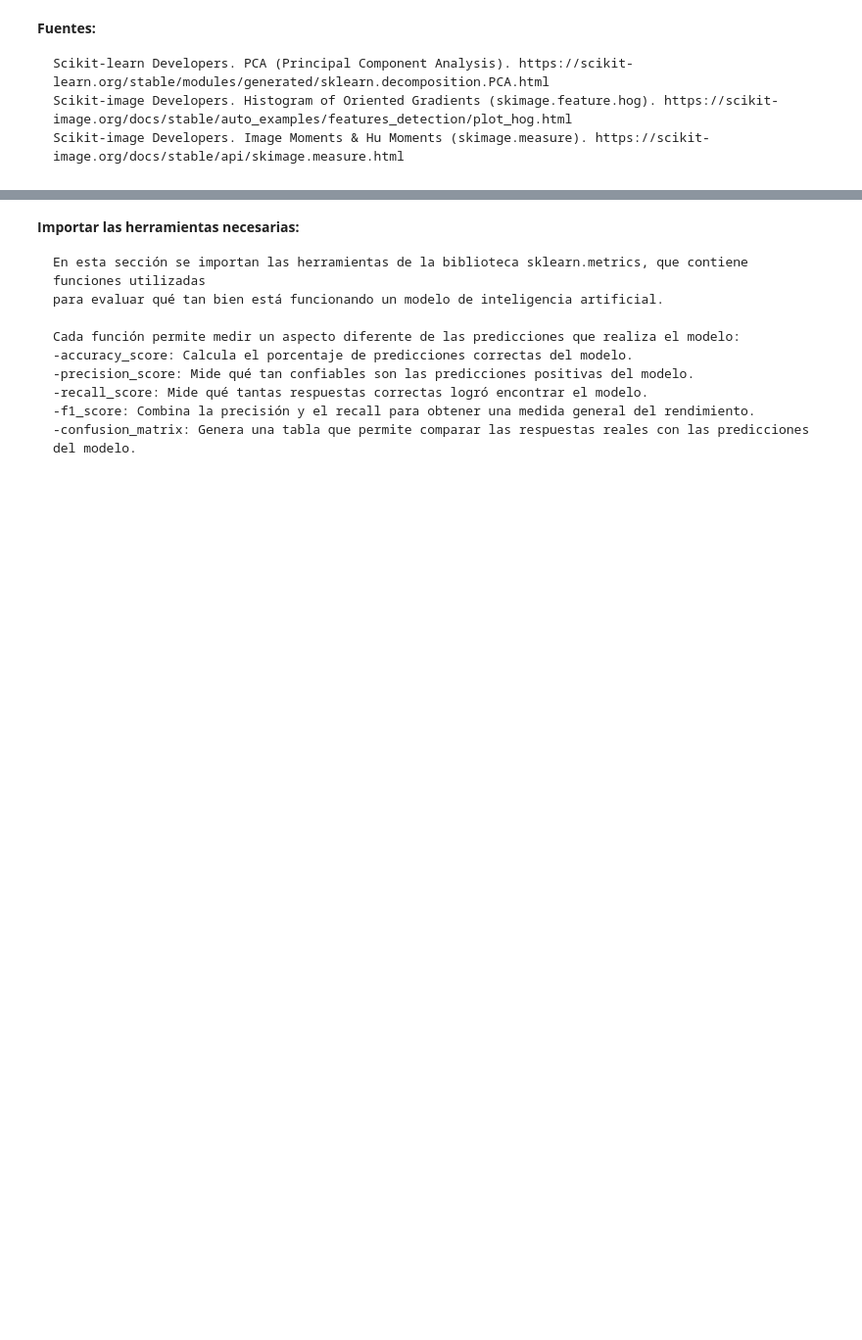
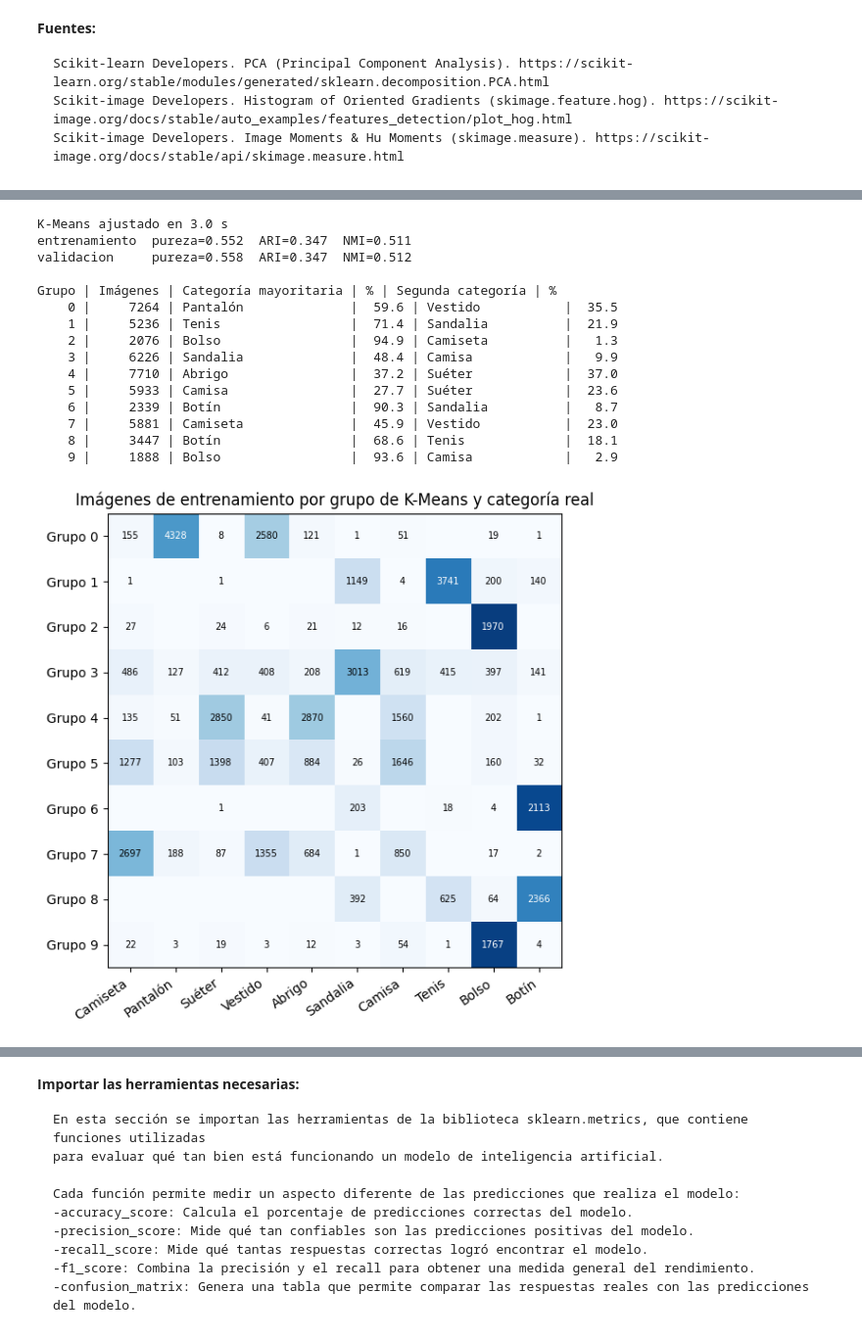
Before and after one commit to krysto9872/StyleBot, a Jupyter notebook: notebooks/E1_StyleBot.ipynb, the cells around one changed output, grey strips where cells are left out. Shown at 98% size. Cells and saved outputs as stored; diff of their text form; code cells hidden in the pictures; blank space fills up the shorter version.

```diff
--- a/notebooks/E1_StyleBot.ipynb
+++ b/notebooks/E1_StyleBot.ipynb
@@ -545,0 +1526,63 @@ display(tabla_caracteristicas)
+# %%
+inicio = time.time()
+kmeans = ajustar_kmeans(Z_train, k=10, n_init=10)
+grupos_train = kmeans.labels_
+grupos_val = kmeans.predict(Z_val)
+print(f"K-Means ajustado en {time.time() - inicio:.1f} s")
+
+filas_metricas = []
+for nombre, grupos, y in [("entrenamiento", grupos_train, y_train), ("validacion", grupos_val, y_val)]:
+    m = metricas_agrupamiento(grupos, y)
+    filas_metricas.append({"conjunto": nombre, **{c: round(v, 4) for c, v in m.items()}})
+    print(f"{nombre:14} pureza={m['pureza']:.3f}  ARI={m['ari']:.3f}  NMI={m['nmi']:.3f}")
+guardar_tabla_ns("kmeans_metricas.csv", filas_metricas)
+
+tabla = tabla_contingencia(grupos_train, y_train)
+resumen_grupos = []
+print("\nGrupo | Imágenes | Categoría mayoritaria | % | Segunda categoría | %")
+for g in range(10):
+    orden = np.argsort(tabla[g])[::-1]
+    total = int(tabla[g].sum())
+    fila = {
+        "grupo": g, "imagenes": total,
+        "categoria_mayoritaria": CATEGORIAS[orden[0]], "porcentaje_mayoritaria": round(100 * tabla[g, orden[0]] / total, 1),
+        "segunda_categoria": CATEGORIAS[orden[1]], "porcentaje_segunda": round(100 * tabla[g, orden[1]] / total, 1),
+    }
+    resumen_grupos.append(fila)
+    print(f"{g:5} | {total:8} | {fila['categoria_mayoritaria']:21} | {fila['porcentaje_mayoritaria']:5} | "
+          f"{fila['segunda_categoria']:17} | {fila['porcentaje_segunda']:5}")
+guardar_tabla_ns("kmeans_resumen_grupos.csv", resumen_grupos)
+guardar_tabla_ns("kmeans_contingencia_entrenamiento.csv",
+            [{"grupo": g, **{CATEGORIAS[c]: int(tabla[g, c]) for c in range(10)}} for g in range(10)])
+
+fig, ax = plt.subplots(figsize=(10, 6))
+proporcion = tabla / tabla.sum(axis=1, keepdims=True)
+ax.imshow(proporcion, cmap="Blues", vmin=0, vmax=1)
+for g in range(10):
+    for c in range(10):
+        if tabla[g, c] > 0:
+            ax.text(c, g, tabla[g, c], ha="center", va="center", fontsize=7,
+                    color="white" if proporcion[g, c] > 0.5 else "black")
+ax.set_xticks(range(10), CATEGORIAS, rotation=35, ha="right")
+ax.set_yticks(range(10), [f"Grupo {g}" for g in range(10)])
+ax.set_title("Imágenes de entrenamiento por grupo de K-Means y categoría real")
+fig.tight_layout()
+guardar_figura_ns(fig, "kmeans_contingencia.png")
+plt.show(); plt.close(fig)
+# %% [output]
+K-Means ajustado en 3.0 s
+entrenamiento  pureza=0.552  ARI=0.347  NMI=0.511
+validacion     pureza=0.558  ARI=0.347  NMI=0.512
+
+Grupo | Imágenes | Categoría mayoritaria | % | Segunda categoría | %
+    0 |     7264 | Pantalón              |  59.6 | Vestido           |  35.5
+    1 |     5236 | Tenis                 |  71.4 | Sandalia          |  21.9
+    2 |     2076 | Bolso                 |  94.9 | Camiseta          |   1.3
+    3 |     6226 | Sandalia              |  48.4 | Camisa            |   9.9
+    4 |     7710 | Abrigo                |  37.2 | Suéter            |  37.0
+    5 |     5933 | Camisa                |  27.7 | Suéter            |  23.6
+    6 |     2339 | Botín                 |  90.3 | Sandalia          |   8.7
+    7 |     5881 | Camiseta              |  45.9 | Vestido           |  23.0
+    8 |     3447 | Botín                 |  68.6 | Tenis             |  18.1
+    9 |     1888 | Bolso                 |  93.6 | Camisa            |   2.9
+[figure, added]
```
Also changed, not shown: parts of 37 cells of this notebook.
